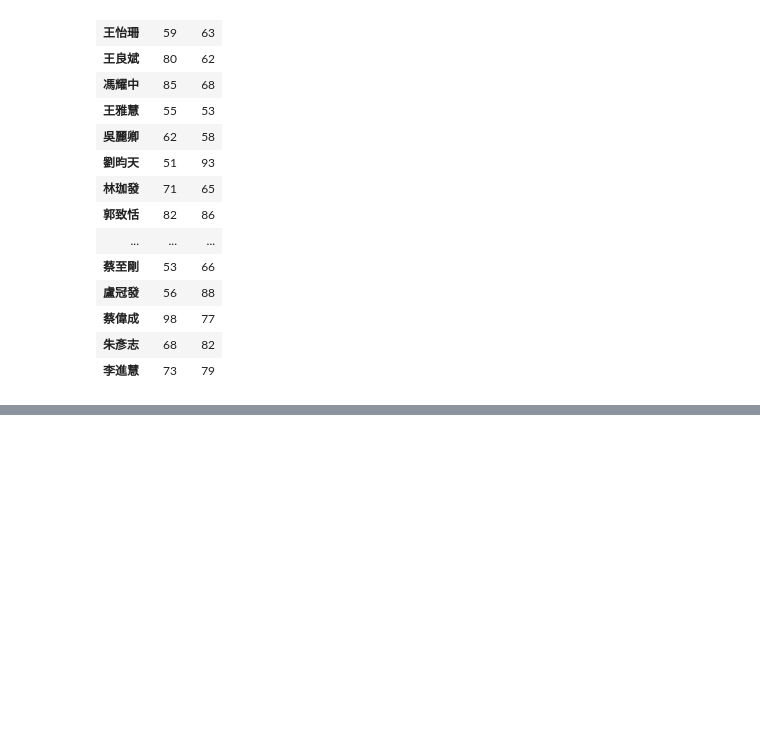
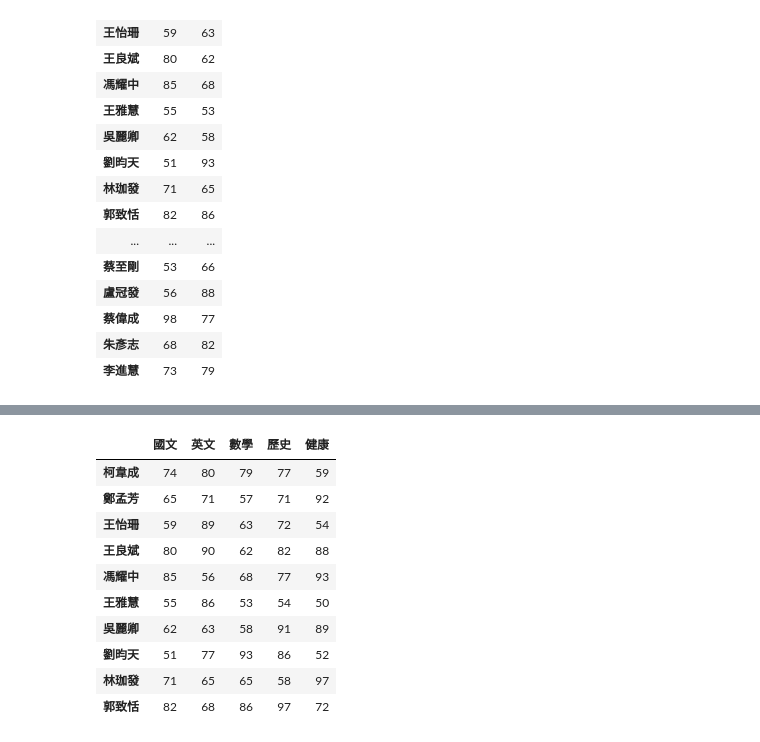
Before and after one commit to MokoJiang/python_analysis, a Jupyter notebook: lesson5_4.ipynb, the cells around one changed output, grey strips where cells are left out. Saved outputs shown, nothing was run; the diff lists cells and outputs as text; code cells hidden in the pictures; blank space fills up the shorter version.

```diff
--- a/lesson5_4.ipynb
+++ b/lesson5_4.ipynb
@@ -48,0 +93,14 @@ df[['國文','數學']]
+# %%
+df[:10]
+# %% [output]
+|  | 國文 | 英文 | 數學 | 歷史 | 健康 |
+| 柯韋成 | 74 | 80 | 79 | 77 | 59 |
+| 鄭孟芳 | 65 | 71 | 57 | 71 | 92 |
+| 王怡珊 | 59 | 89 | 63 | 72 | 54 |
+| 王良斌 | 80 | 90 | 62 | 82 | 88 |
+| 馮耀中 | 85 | 56 | 68 | 77 | 93 |
+| 王雅慧 | 55 | 86 | 53 | 54 | 50 |
+| 吳麗卿 | 62 | 63 | 58 | 91 | 89 |
+| 劉昀天 | 51 | 77 | 93 | 86 | 52 |
+| 林珈發 | 71 | 65 | 65 | 58 | 97 |
+| 郭致恬 | 82 | 68 | 86 | 97 | 72 |
```
Also changed, not shown: parts of 9 cells of this notebook, 2 other files.
